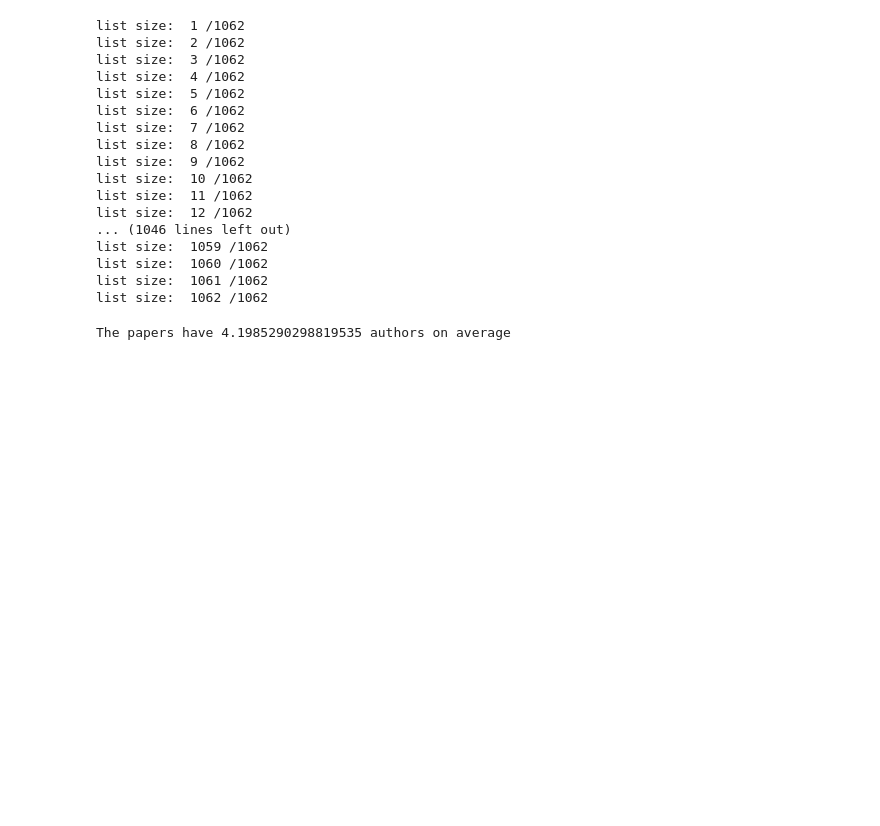
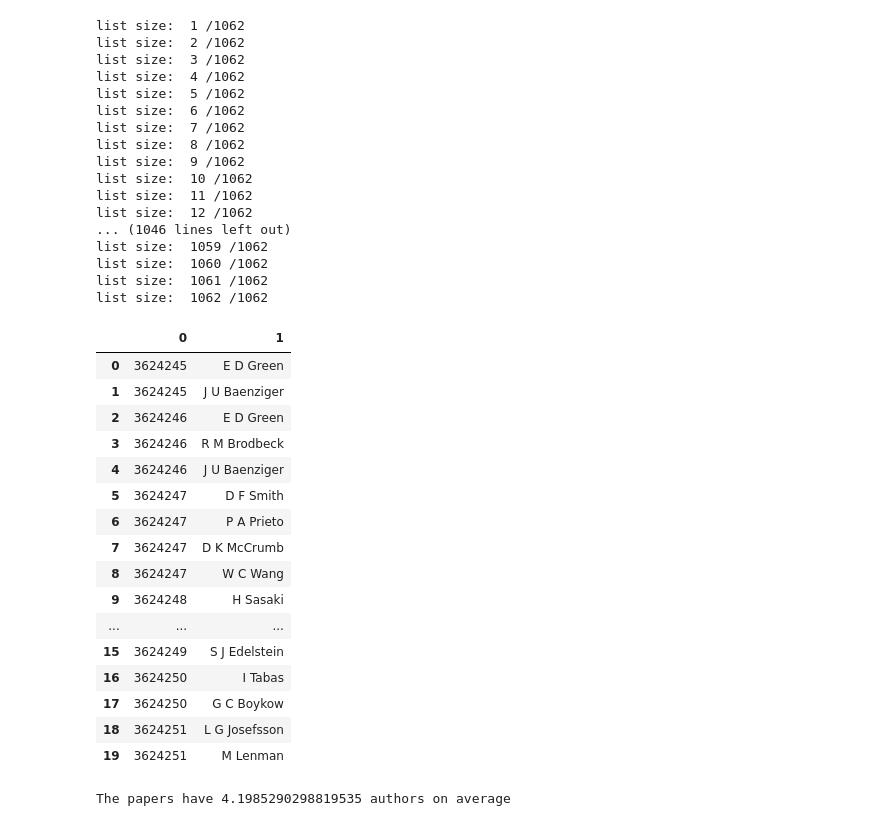
Before and after one commit to rients2/Programming3, a Jupyter notebook: Assignment6/assignment6.ipynb, the cells around one changed output. Saved outputs shown, nothing was run; the diff lists cells and outputs as text; code cells hidden in the pictures; blank space fills up the shorter version.

```diff
--- a/Assignment6/assignment6.ipynb
+++ b/Assignment6/assignment6.ipynb
@@ -55,6 +55,26 @@ Full_df = full_frame
 total = len(Full_df)
 uniques = Full_df[0].nunique().compute()
 average_authors = total / uniques
+# %%
+full_frame.head(20)
+# %% [output]
+|  | 0 | 1 |
+| 0 | 3624245 | E D Green |
+| 1 | 3624245 | J U Baenziger |
+| 2 | 3624246 | E D Green |
+| 3 | 3624246 | R M Brodbeck |
+| 4 | 3624246 | J U Baenziger |
+| 5 | 3624247 | D F Smith |
+| 6 | 3624247 | P A Prieto |
+| 7 | 3624247 | D K McCrumb |
+| 8 | 3624247 | W C Wang |
+| 9 | 3624248 | H Sasaki |
+| ... | ... | ... |
+| 15 | 3624249 | S J Edelstein |
+| 16 | 3624250 | I Tabas |
+| 17 | 3624250 | G C Boykow |
+| 18 | 3624251 | L G Josefsson |
+| 19 | 3624251 | M Lenman |
 # %%
 # Writing the answers.
 with open('answers.csv', mode='w') as csv_file:
```
Also changed, not shown: 1 other file.
